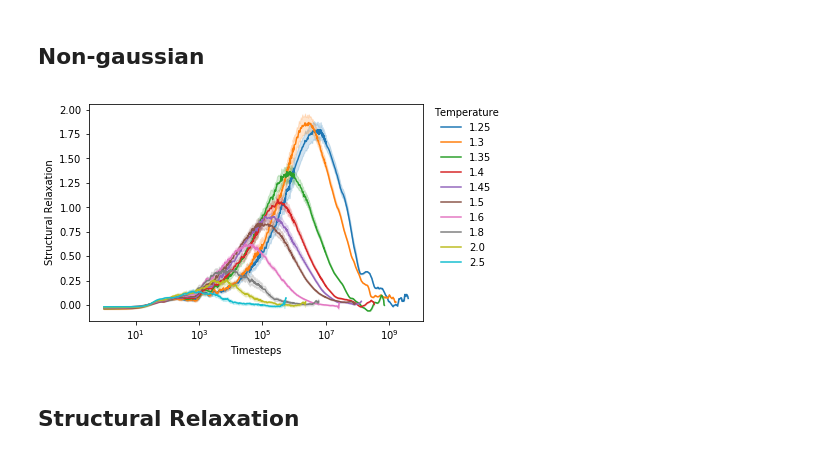
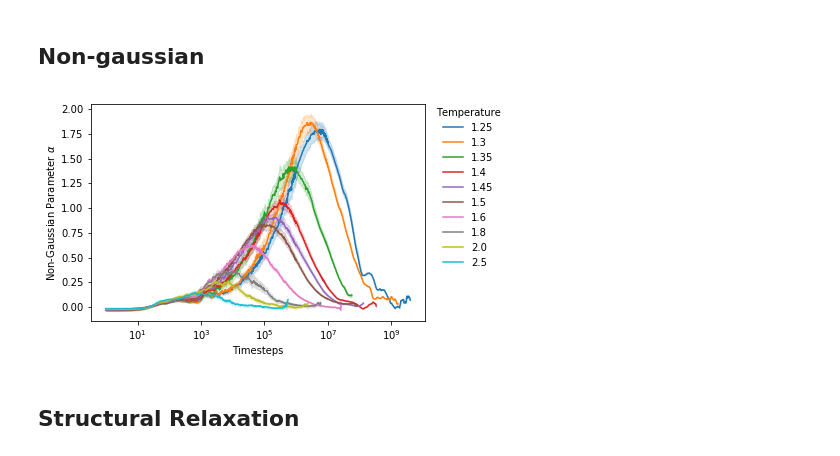
Before and after one commit to malramsay64/Dynamics, a Jupyter notebook: notebooks/21_phd_dynamics.ipynb, the cells around one changed output. Saved outputs shown, nothing was run; the diff lists cells and outputs as text; code cells hidden in the pictures.

Commit message:
nb: Update thesis figures notebook and figures
This updates the thesis notebook, including the figures generated by the
notebook.

```diff
--- a/notebooks/21_phd_dynamics.ipynb
+++ b/notebooks/21_phd_dynamics.ipynb
@@ -121,35 +121,35 @@ seaborn.lineplot(
     hue='temperature',
     palette=seaborn.color_palette(),
     ci=95,
     data=dynamics_df,
     ax=ax,
 )
 
 # We want a log scale for the x (time) axis so set this here
 ax.set_xscale('log')
 
 # Setup the legend, Seaborn adds it's own label as the first handle
 # so we need this method of removing the first handle and label.
 handles, labels = ax.get_legend_handles_labels()
 ax.legend(
     loc='upper left',
     bbox_to_anchor=(1.02, 1.0),
     borderaxespad=0.,
     frameon=False,
     title='Temperature',
     handles=handles[1:],
     labels=labels[1:]
 )
 
 # Appropriate labels for each axis
 ax.set_xlabel('Timesteps')
-ax.set_ylabel("Structural Relaxation")
+ax.set_ylabel(r"Non-Gaussian Parameter $\alpha$")
 
 # Save figure to a file
 if save_figures:
     fig.savefig(figure_dir / "non-gaussian.pdf", bbox_inches='tight')
 # %% [output]
-[figure, old version]
+[figure, new version]
 # %% [markdown]
 ## Structural Relaxation
 # %%
```
Also changed, not shown: parts of 12 cells of this notebook, 5 other files.
